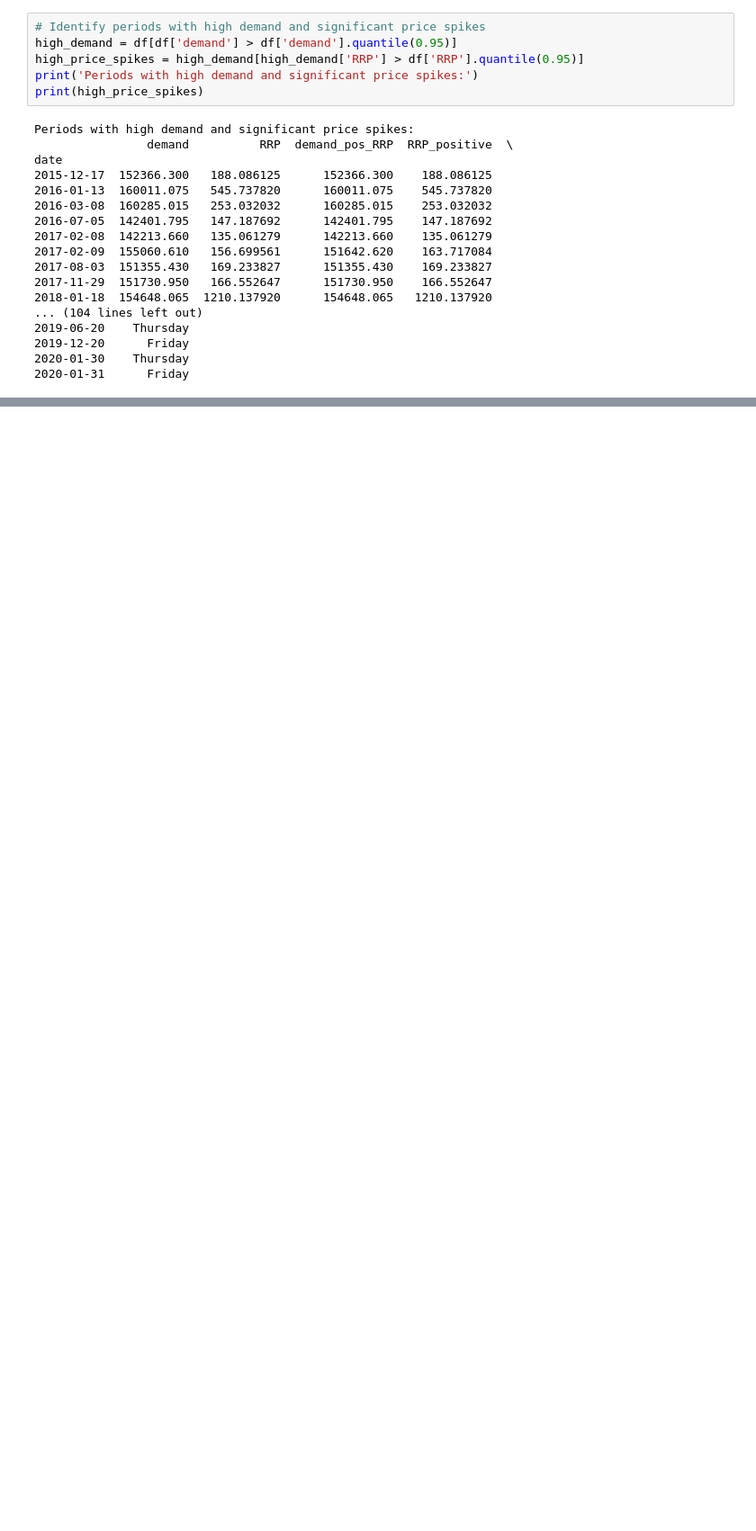
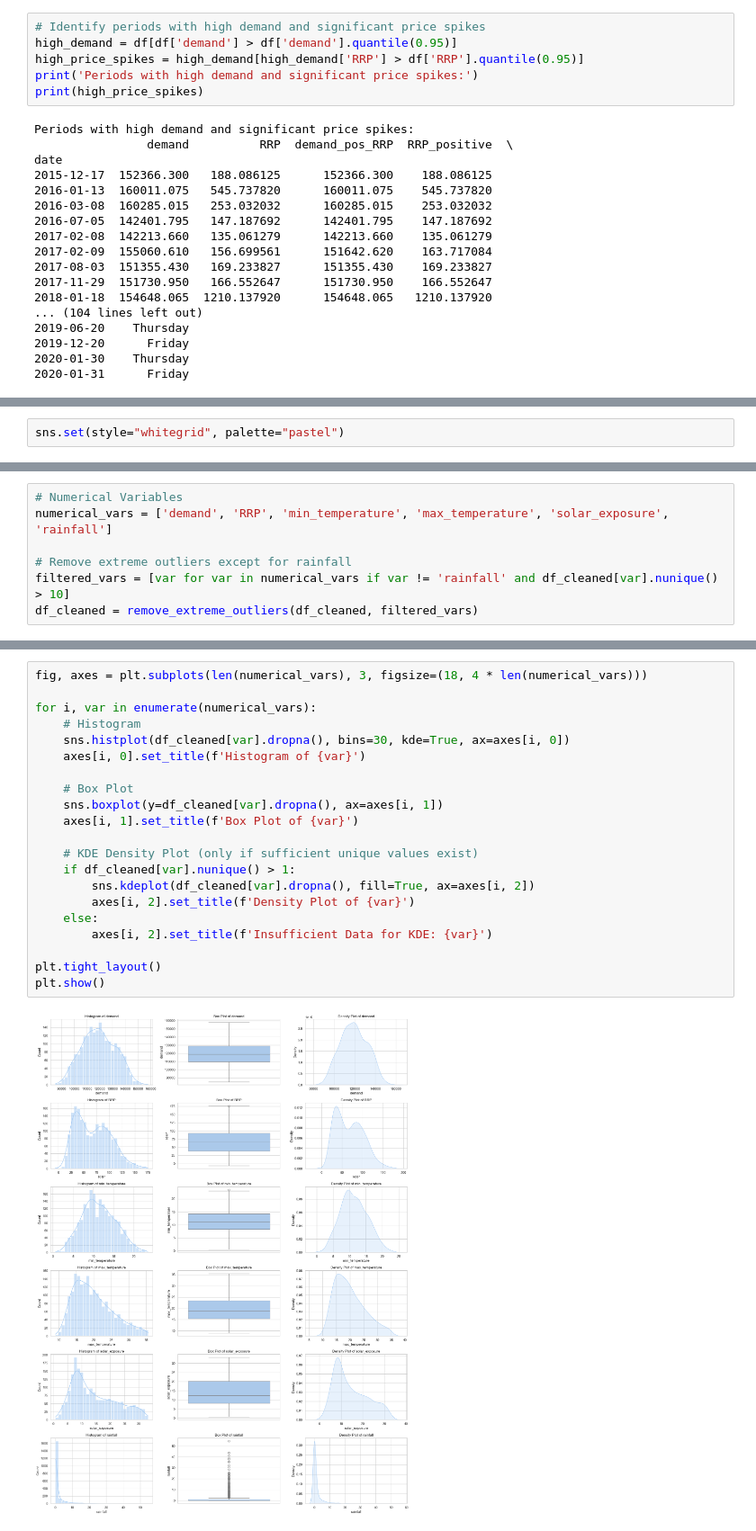
Before and after one commit to sainath9392/Electricity_Demand-and_Price_ForecastingInfosys_Internship_Oct2025, a Jupyter notebook: main.ipynb, the cells around one changed output, grey strips where cells are left out. Shown at 90% size. Cells and saved outputs as stored; diff of their text form; blank space fills up the shorter version.

Commit message:
EDA Visualizations

```diff
--- a/main.ipynb
+++ b/main.ipynb
@@ -236,0 +249,2 @@ date
+# %%
+sns.set(style="whitegrid", palette="pastel")
@@ -236,0 +273,7 @@ date
+# %%
+# Numerical Variables
+numerical_vars = ['demand', 'RRP', 'min_temperature', 'max_temperature', 'solar_exposure', 'rainfall']
+
+# Remove extreme outliers except for rainfall
+filtered_vars = [var for var in numerical_vars if var != 'rainfall' and df_cleaned[var].nunique() > 10]
+df_cleaned = remove_extreme_outliers(df_cleaned, filtered_vars)
@@ -236,0 +282,23 @@ date
+# %%
+fig, axes = plt.subplots(len(numerical_vars), 3, figsize=(18, 4 * len(numerical_vars)))
+
+for i, var in enumerate(numerical_vars):
+    # Histogram
+    sns.histplot(df_cleaned[var].dropna(), bins=30, kde=True, ax=axes[i, 0])
+    axes[i, 0].set_title(f'Histogram of {var}')
+
+    # Box Plot
+    sns.boxplot(y=df_cleaned[var].dropna(), ax=axes[i, 1])
+    axes[i, 1].set_title(f'Box Plot of {var}')
+
+    # KDE Density Plot (only if sufficient unique values exist)
+    if df_cleaned[var].nunique() > 1:
+        sns.kdeplot(df_cleaned[var].dropna(), fill=True, ax=axes[i, 2])
+        axes[i, 2].set_title(f'Density Plot of {var}')
+    else:
+        axes[i, 2].set_title(f'Insufficient Data for KDE: {var}')
+
+plt.tight_layout()
+plt.show()
+# %% [output]
+[figure, added]
```
Also changed, not shown: parts of 46 cells of this notebook.
